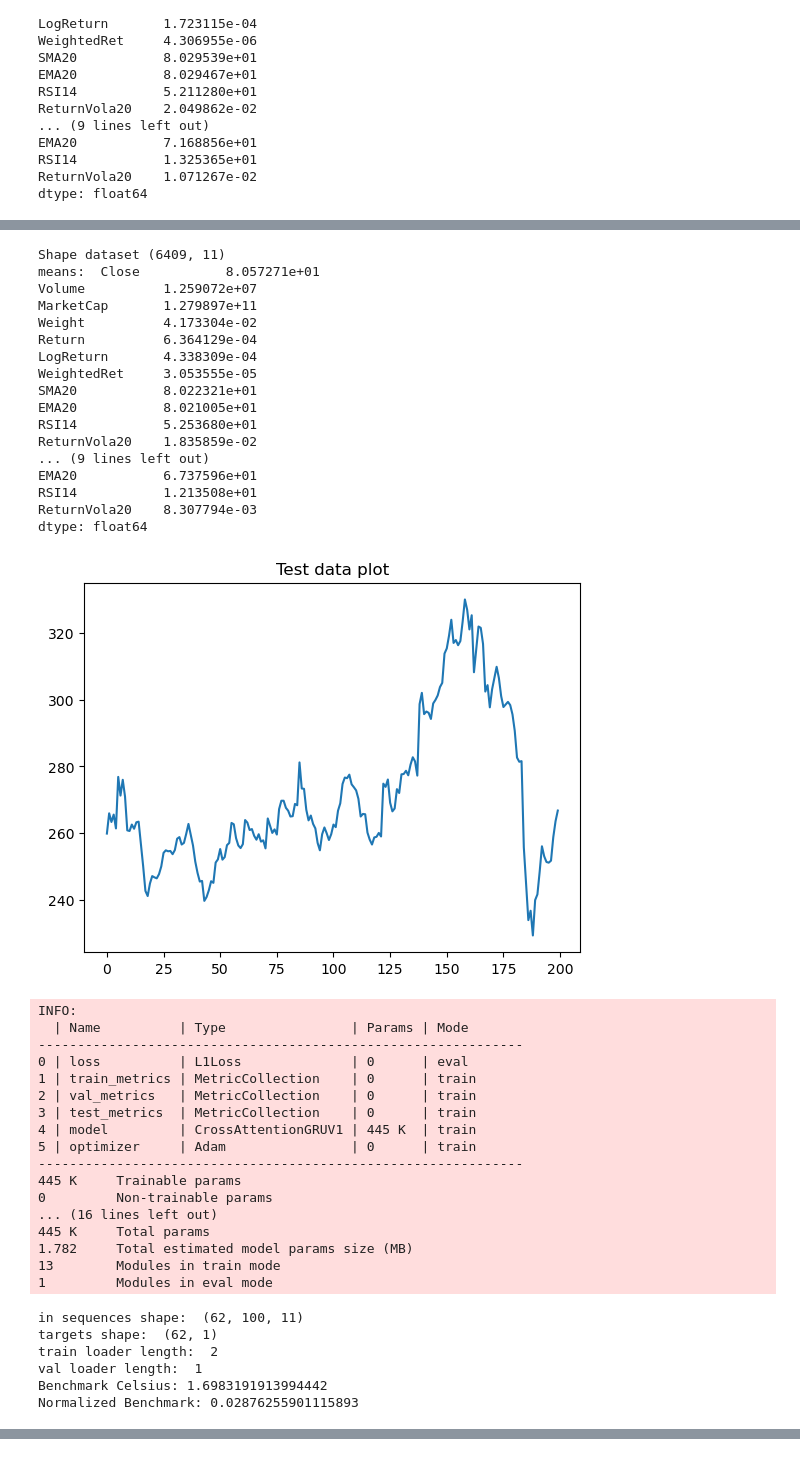
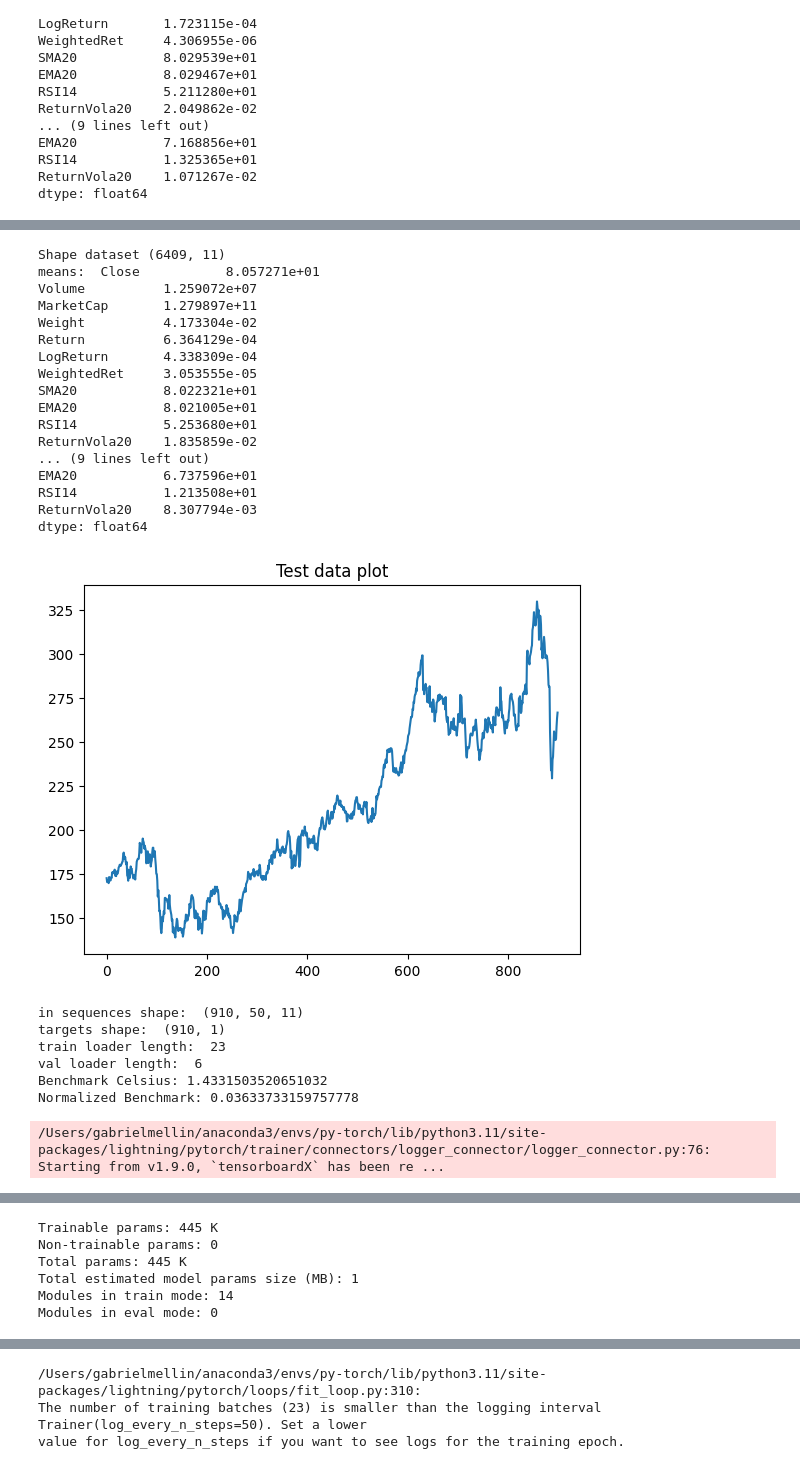
Before and after one commit to peogradin/Project-AMLNN, a Jupyter notebook: run_models.ipynb, the cells around one changed output, grey strips where cells are left out. Drawn from its saved outputs; the diff is of its cells as text; code cells hidden in the pictures.

```diff
--- a/run_models.ipynb
+++ b/run_models.ipynb
@@ -6,10 +6,14 @@ from data.data_preprocessing import retrive_and_extract_relevant_data_values, ge
 WARNING:pint.util:Redefining '[magnetic_flux]' (<class 'pint.delegates.txt_defparser.plain.DerivedDimensionDefinition'>)
 # %%
 df = pd.read_csv(
-    "data\\OMXS22_raw_features.csv",
+    "data/OMXS22_raw_features.csv",
     parse_dates=["Date"],
     index_col="Date"
 )
+start_test_point = df.index[-900*22]
+print(start_test_point)
+all_tickers = df['Ticker'].unique()
+print(all_tickers)
 
 
 feature_cols = ["Close","Volume",
@@ -40,9 +50,9 @@ ReturnVola20    1.071267e-02
 dtype: float64
 # %%
 data_values = data_values
-window_step_length = 100
-window_size = 100
-num_test_points = 200
+window_step_length = 6
+window_size = 50
+num_test_points = 900
 
 horizon = 3 #3 is good
 target_idx = 0
@@ -91,6 +101,6 @@ gru_dl = dl.RecurrentModel(
 # %%
 epochs = 40
 # %%
-chosen_model = gru_dl
+chosen_model = cross_attn_gru_v1
 print(type(chosen_model))
 # %% [output]
@@ -230,6 +231,8 @@ print(pnl)
 'Model version_61 had 0.02 in mae'
 # %%
-tickers = ['VOLV-B.ST', 'KINV-B.ST', 'TEL2-B.ST', 'SCA-B.ST', 'SWED-A.ST']
+from model_inference.inference_functions import generate_weights_from_predictions
+tickers = ['VOLV-B.ST', 'SAAB-B.ST', 'TEL2-B.ST', 'SCA-B.ST', 'SWED-A.ST']
+all_weights = []
 #tickers = ['TEL2-B.ST']
 epochs = 40
 for ticker in tickers:
@@ -251,56 +254,43 @@ for ticker in tickers:
     trainer = dl.Trainer(max_epochs=epochs, accelerator="auto")
     trainer.fit(chosen_model_reg, train_loader, val_loader)
     train_losses = trainer.history.history["train_loss_epoch"]["value"]
     val_losses = trainer.history.history["val_loss_epoch"]["value"][1:]
     plot_training(epochs, train_losses, val_losses, benchmark)
-    preds_norm, weights, pnl = generate_predictions_and_returns(chosen_model_reg,
+    preds_norm, weights = generate_weights_from_predictions(chosen_model_reg,
                                                   window_size,
                                                   data_values,
                                                   target_idx,
                                                   num_of_future_predictions=num_test_points,
                                                   horizon=horizon,
+                                                  kelly_clip=15,
                                                   print_values_for_allocation=True)
+    all_weights.append(weights)
 
-    plot_realized_returns(pnl, plot_only_cumulative=True)
+
+    #plot_realized_returns(pnl, plot_only_cumulative=True)
 # %% [output]
 Shape dataset (6409, 11)
 means:  Close           8.057271e+01
 Volume          1.259072e+07
 MarketCap       1.279897e+11
 Weight          4.173304e-02
 Return          6.364129e-04
 LogReturn       4.338309e-04
 WeightedRet     3.053555e-05
 SMA20           8.022321e+01
 EMA20           8.021005e+01
 RSI14           5.253680e+01
 ReturnVola20    1.835859e-02
 ... (9 lines left out)
 EMA20           6.737596e+01
 RSI14           1.213508e+01
 ReturnVola20    8.307794e-03
 dtype: float64
-[figure, old version]
+[figure, new version]
-INFO:
-  | Name          | Type                | Params | Mode
---------------------------------------------------------------
-0 | loss          | L1Loss              | 0      | eval
-1 | train_metrics | MetricCollection    | 0      | train
-2 | val_metrics   | MetricCollection    | 0      | train
-3 | test_metrics  | MetricCollection    | 0      | train
-4 | model         | CrossAttentionGRUV1 | 445 K  | train
-5 | optimizer     | Adam                | 0      | train
---------------------------------------------------------------
-445 K     Trainable params
-0         Non-trainable params
-... (16 lines left out)
-445 K     Total params
-1.782     Total estimated model params size (MB)
-13        Modules in train mode
-1         Modules in eval mode
+in sequences shape:  (910, 50, 11)
+targets shape:  (910, 1)
+train loader length:  23
+val loader length:  6
+Benchmark Celsius: 1.4331503520651032
+Normalized Benchmark: 0.03633733159757778
-in sequences shape:  (62, 100, 11)
-targets shape:  (62, 1)
-train loader length:  2
-val loader length:  1
-Benchmark Celsius: 1.6983191913994442
-Normalized Benchmark: 0.02876255901115893
+/Users/gabrielmellin/anaconda3/envs/py-torch/lib/python3.11/site-packages/lightning/pytorch/trainer/connectors/logger_connector/logger_connector.py:76: Starting from v1.9.0, `tensorboardX` has been re ...
@@ -309,0 +307,6 @@ c:\Users\Gabriel\anaconda3\envs\py310torch-gpu\lib\site-packages\lightning\pytor
+Trainable params: 445 K
+Non-trainable params: 0
+Total params: 445 K
+Total estimated model params size (MB): 1
+Modules in train mode: 14
+Modules in eval mode: 0
@@ -309,0 +320,3 @@ c:\Users\Gabriel\anaconda3\envs\py310torch-gpu\lib\site-packages\lightning\pytor
+/Users/gabrielmellin/anaconda3/envs/py-torch/lib/python3.11/site-packages/lightning/pytorch/loops/fit_loop.py:310:
+The number of training batches (23) is smaller than the logging interval Trainer(log_every_n_steps=50). Set a lower
+value for log_every_n_steps if you want to see logs for the training epoch.
```
Also changed, not shown: parts of 14 cells of this notebook, 12 other files.
